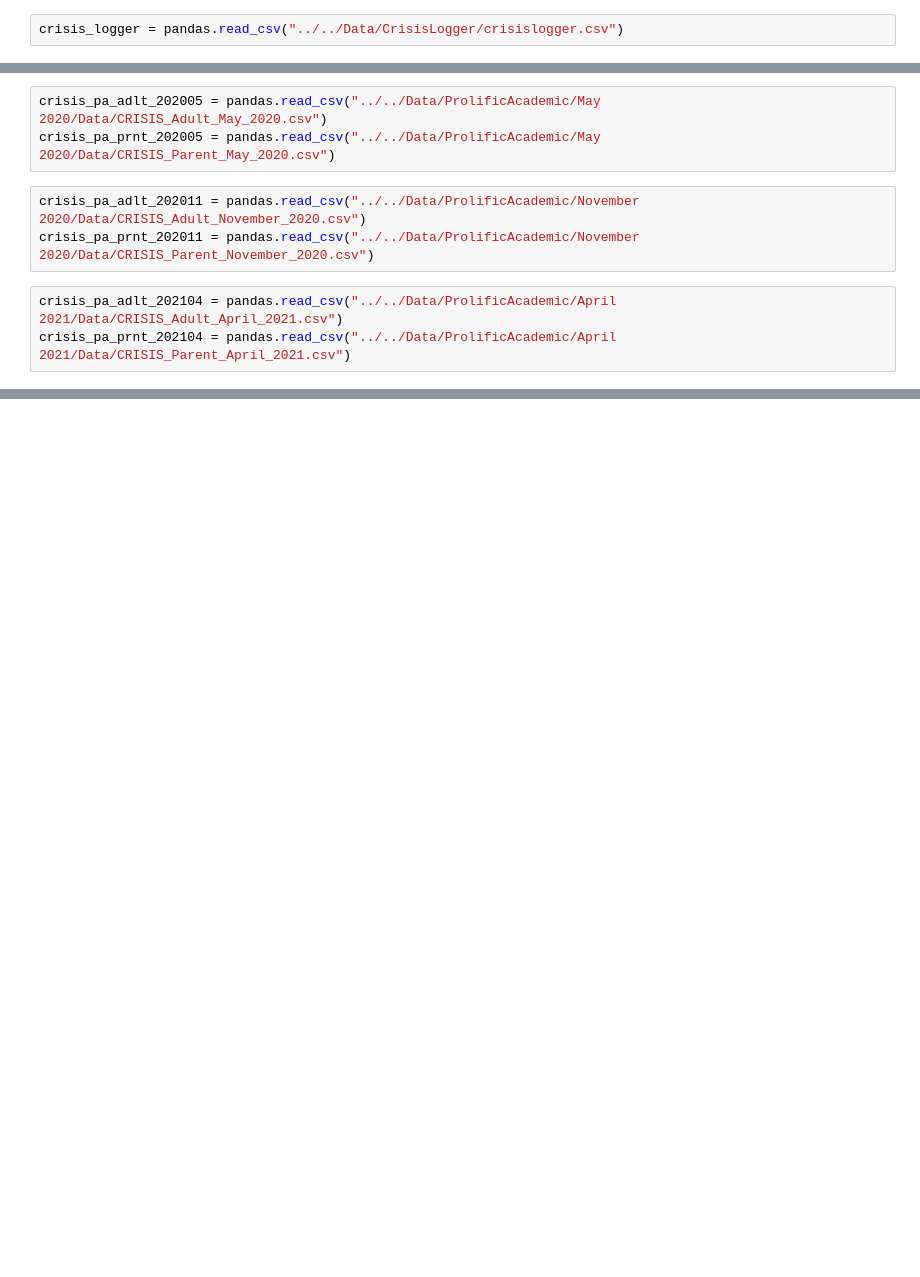
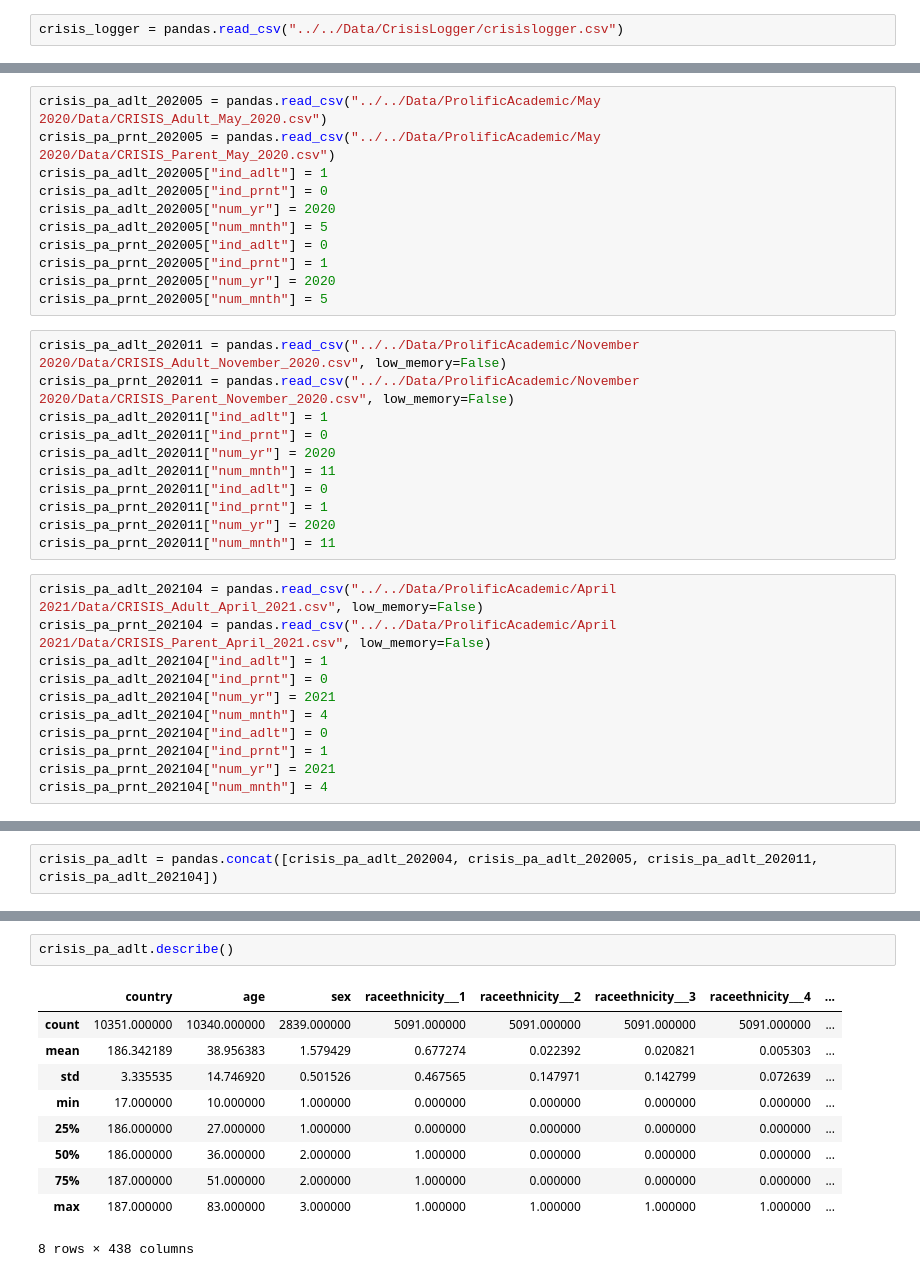
Before and after one commit to msanjit/ML-for-Good-Hackathon, a Jupyter notebook: vcare/notebooks/preprocessing_msanjit_v1.ipynb, the cells around one changed output, grey strips where cells are left out. Saved outputs shown, nothing was run; the diff lists cells and outputs as text; blank space fills up the shorter version.

Commit message:
CRISISPROLIFIC
added analytics for Crisis prolific survey

```diff
--- a/vcare/notebooks/preprocessing_msanjit_v1.ipynb
+++ b/vcare/notebooks/preprocessing_msanjit_v1.ipynb
@@ -18,9 +47,33 @@ crisis_pa_prnt_202004 = pandas.read_csv("../../Data/ProlificAcademic/April 2020/
 # %%
 crisis_pa_adlt_202005 = pandas.read_csv("../../Data/ProlificAcademic/May 2020/Data/CRISIS_Adult_May_2020.csv")
 crisis_pa_prnt_202005 = pandas.read_csv("../../Data/ProlificAcademic/May 2020/Data/CRISIS_Parent_May_2020.csv")
+crisis_pa_adlt_202005["ind_adlt"] = 1
+crisis_pa_adlt_202005["ind_prnt"] = 0
+crisis_pa_adlt_202005["num_yr"] = 2020
+crisis_pa_adlt_202005["num_mnth"] = 5
+crisis_pa_prnt_202005["ind_adlt"] = 0
+crisis_pa_prnt_202005["ind_prnt"] = 1
+crisis_pa_prnt_202005["num_yr"] = 2020
+crisis_pa_prnt_202005["num_mnth"] = 5
 # %%
-crisis_pa_adlt_202011 = pandas.read_csv("../../Data/ProlificAcademic/November 2020/Data/CRISIS_Adult_November_2020.csv")
-crisis_pa_prnt_202011 = pandas.read_csv("../../Data/ProlificAcademic/November 2020/Data/CRISIS_Parent_November_2020.csv")
+crisis_pa_adlt_202011 = pandas.read_csv("../../Data/ProlificAcademic/November 2020/Data/CRISIS_Adult_November_2020.csv", low_memory=False)
+crisis_pa_prnt_202011 = pandas.read_csv("../../Data/ProlificAcademic/November 2020/Data/CRISIS_Parent_November_2020.csv", low_memory=False)
+crisis_pa_adlt_202011["ind_adlt"] = 1
+crisis_pa_adlt_202011["ind_prnt"] = 0
+crisis_pa_adlt_202011["num_yr"] = 2020
+crisis_pa_adlt_202011["num_mnth"] = 11
+crisis_pa_prnt_202011["ind_adlt"] = 0
+crisis_pa_prnt_202011["ind_prnt"] = 1
+crisis_pa_prnt_202011["num_yr"] = 2020
+crisis_pa_prnt_202011["num_mnth"] = 11
 # %%
-crisis_pa_adlt_202104 = pandas.read_csv("../../Data/ProlificAcademic/April 2021/Data/CRISIS_Adult_April_2021.csv")
-crisis_pa_prnt_202104 = pandas.read_csv("../../Data/ProlificAcademic/April 2021/Data/CRISIS_Parent_April_2021.csv")
+crisis_pa_adlt_202104 = pandas.read_csv("../../Data/ProlificAcademic/April 2021/Data/CRISIS_Adult_April_2021.csv", low_memory=False)
+crisis_pa_prnt_202104 = pandas.read_csv("../../Data/ProlificAcademic/April 2021/Data/CRISIS_Parent_April_2021.csv", low_memory=False)
+crisis_pa_adlt_202104["ind_adlt"] = 1
+crisis_pa_adlt_202104["ind_prnt"] = 0
+crisis_pa_adlt_202104["num_yr"] = 2021
+crisis_pa_adlt_202104["num_mnth"] = 4
+crisis_pa_prnt_202104["ind_adlt"] = 0
+crisis_pa_prnt_202104["ind_prnt"] = 1
+crisis_pa_prnt_202104["num_yr"] = 2021
+crisis_pa_prnt_202104["num_mnth"] = 4
@@ -29,0 +80,2 @@ crisis_logger_docs = list()
+# %%
+crisis_pa_adlt = pandas.concat([crisis_pa_adlt_202004, crisis_pa_adlt_202005, crisis_pa_adlt_202011, crisis_pa_adlt_202104])
@@ -29,0 +105,13 @@ crisis_logger_docs = list()
+# %%
+crisis_pa_adlt.describe()
+# %% [output]
+|  | country | age | sex | raceethnicity___1 | raceethnicity___2 | raceethnicity___3 | raceethnicity___4 | ... |
+| count | 10351.000000 | 10340.000000 | 2839.000000 | 5091.000000 | 5091.000000 | 5091.000000 | 5091.000000 | ... |
+| mean | 186.342189 | 38.956383 | 1.579429 | 0.677274 | 0.022392 | 0.020821 | 0.005303 | ... |
+| std | 3.335535 | 14.746920 | 0.501526 | 0.467565 | 0.147971 | 0.142799 | 0.072639 | ... |
+| min | 17.000000 | 10.000000 | 1.000000 | 0.000000 | 0.000000 | 0.000000 | 0.000000 | ... |
+| 25% | 186.000000 | 27.000000 | 1.000000 | 0.000000 | 0.000000 | 0.000000 | 0.000000 | ... |
+| 50% | 186.000000 | 36.000000 | 2.000000 | 1.000000 | 0.000000 | 0.000000 | 0.000000 | ... |
+| 75% | 187.000000 | 51.000000 | 2.000000 | 1.000000 | 0.000000 | 0.000000 | 0.000000 | ... |
+| max | 187.000000 | 83.000000 | 3.000000 | 1.000000 | 1.000000 | 1.000000 | 1.000000 | ... |
+8 rows × 438 columns
```
Also changed, not shown: parts of 59 cells of this notebook, 1 other file.
